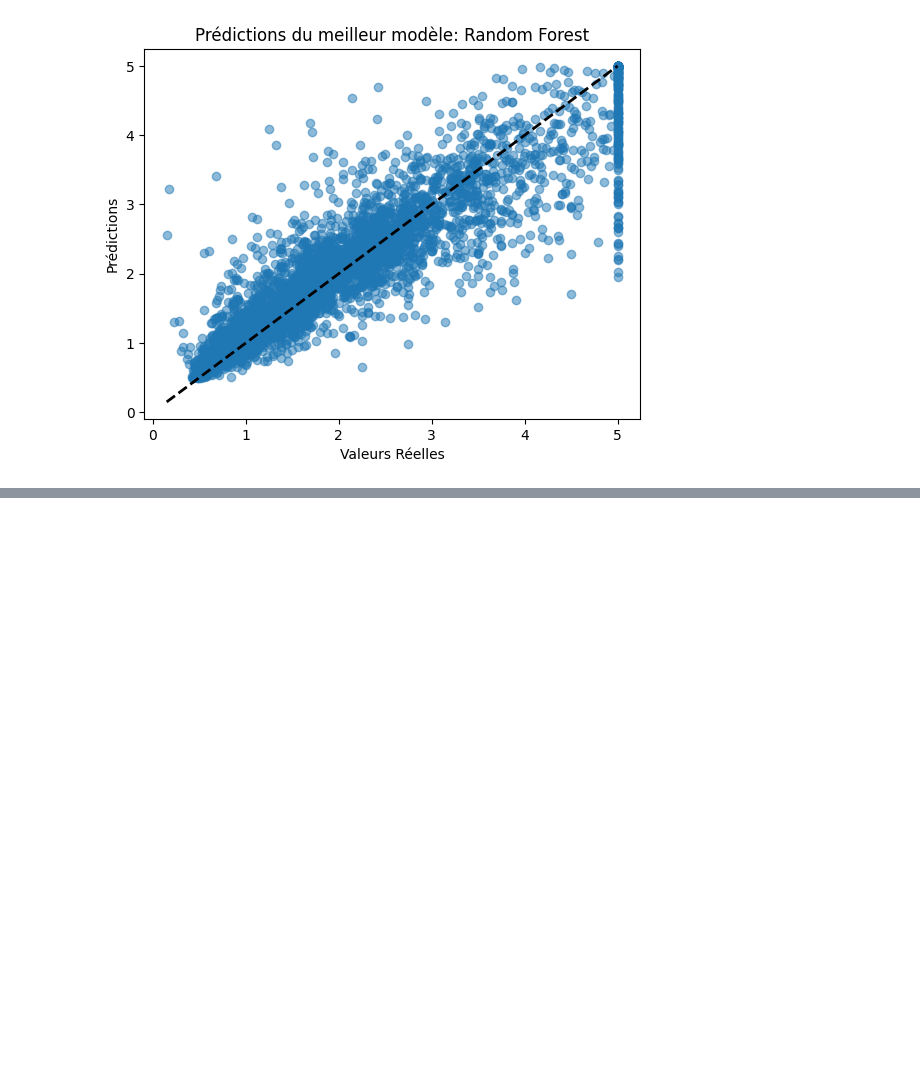
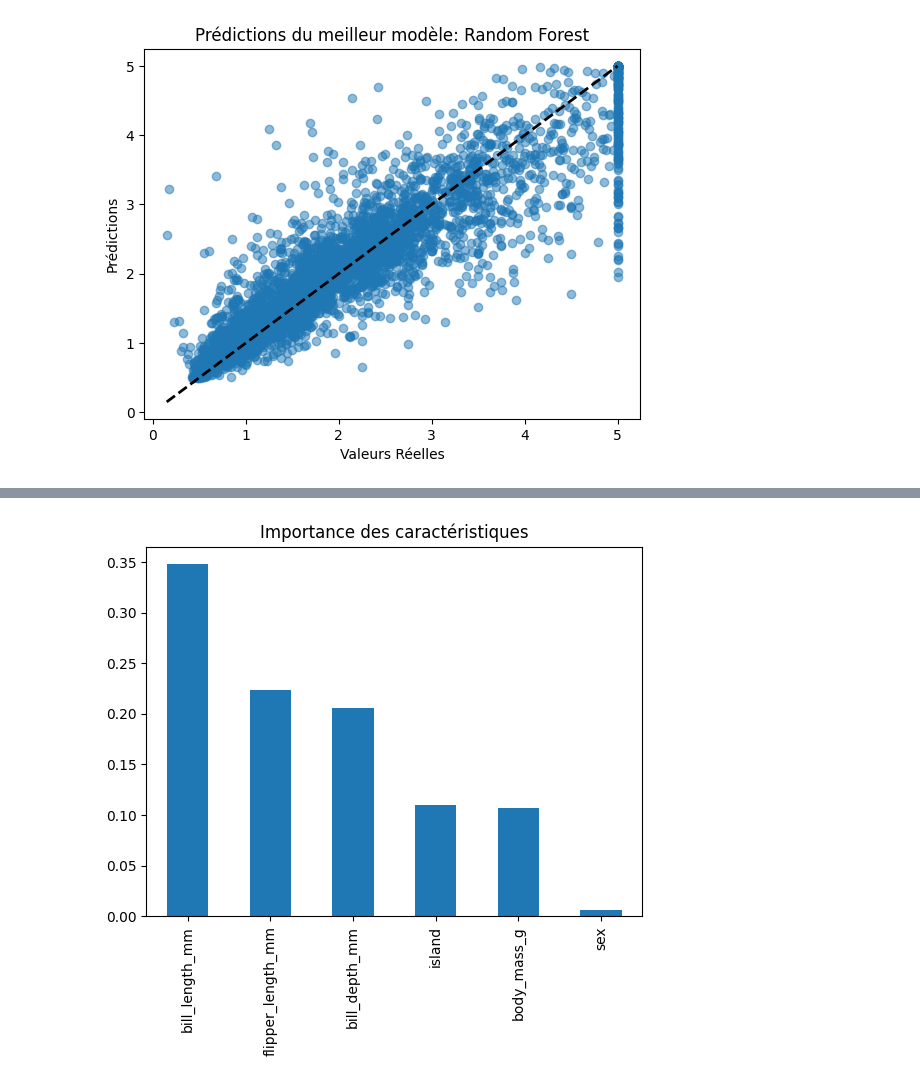
Before and after one commit to bravovaldes/Apprentissage_Supervise_Regression, a Jupyter notebook: Untitled0.ipynb, the cells around one changed output, grey strips where cells are left out. Cells and saved outputs as stored; diff of their text form; code cells hidden in the pictures; blank space fills up the shorter version.

```diff
--- a/Untitled0.ipynb
+++ b/Untitled0.ipynb
@@ -262,0 +361,8 @@ R^2 score of best model: 0.80
+# %%
+# Importance des caractéristiques
+feature_importances = pd.Series(model.feature_importances_, index=data.drop('species', axis=1).columns)
+feature_importances.sort_values(ascending=False).plot(kind='bar')
+plt.title("Importance des caractéristiques")
+plt.show()
+# %% [output]
+[figure, added]
```
Also changed, not shown: parts of 7 cells of this notebook.
